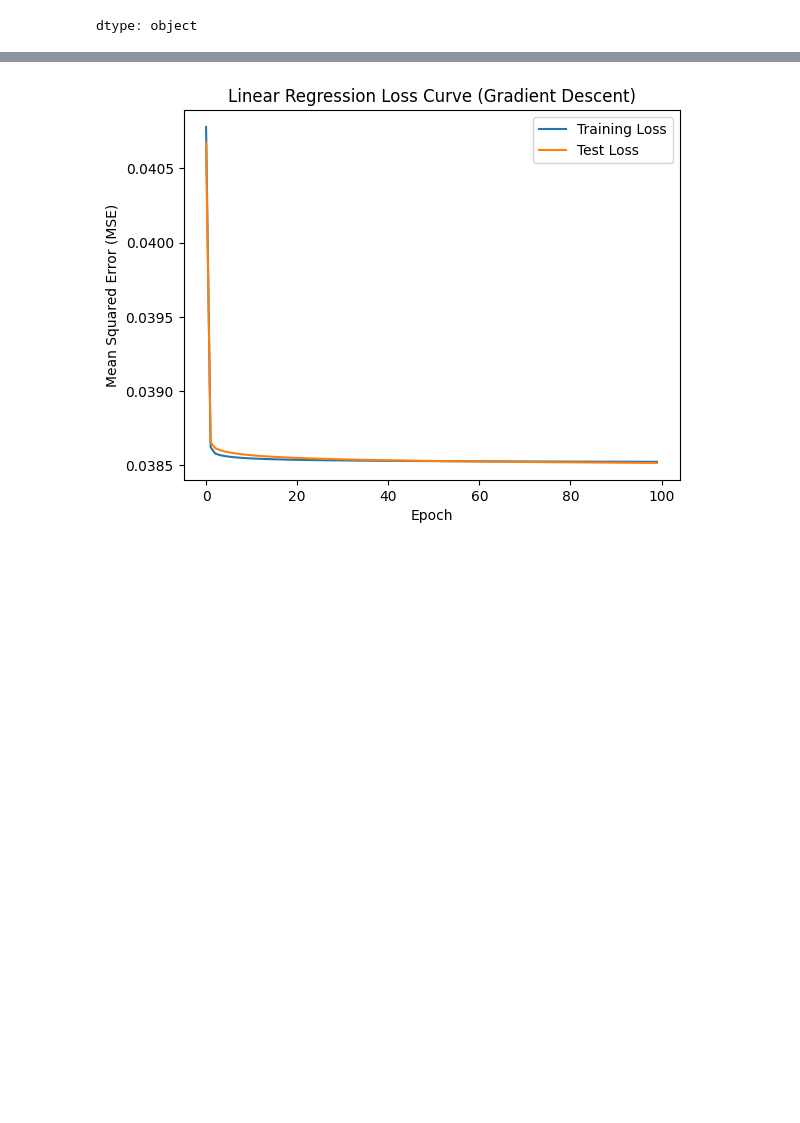
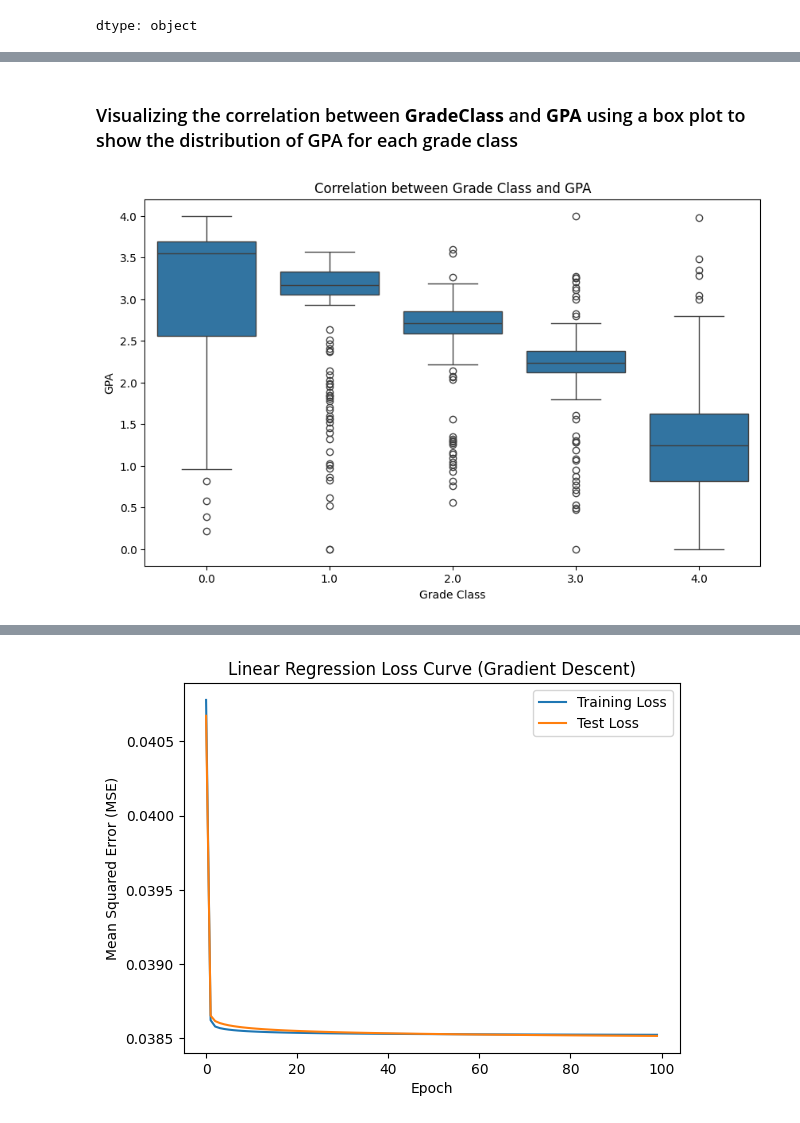
Before and after one commit to excelasaph/linear_regression_model, a Jupyter notebook: summative/linear_regression/multivariate.ipynb, the cells around one changed output, grey strips where cells are left out. Drawn from its saved outputs; the diff is of its cells as text; code cells hidden in the pictures; blank space fills up the shorter version.

```diff
--- a/summative/linear_regression/multivariate.ipynb
+++ b/summative/linear_regression/multivariate.ipynb
@@ -220,0 +262,11 @@ dtype: object
+# %% [markdown]
+### Visualizing the correlation between **GradeClass** and **GPA** using a box plot to show the distribution of GPA for each grade class
+# %%
+plt.figure(figsize=(10, 6))
+sns.boxplot(x='GradeClass', y='GPA', data=adv)
+plt.title('Correlation between Grade Class and GPA')
+plt.xlabel('Grade Class')
+plt.ylabel('GPA')
+plt.show()
+# %% [output]
+[figure, added]
```
Also changed, not shown: parts of 31 cells of this notebook.
